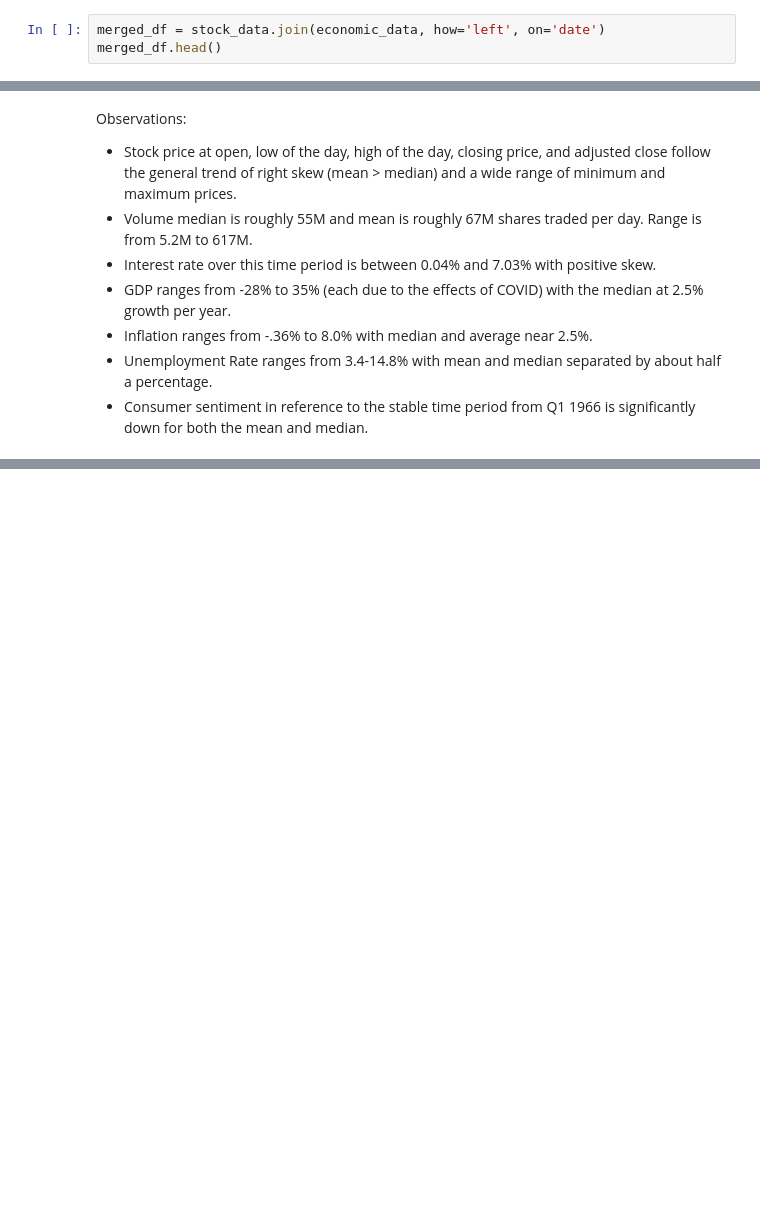
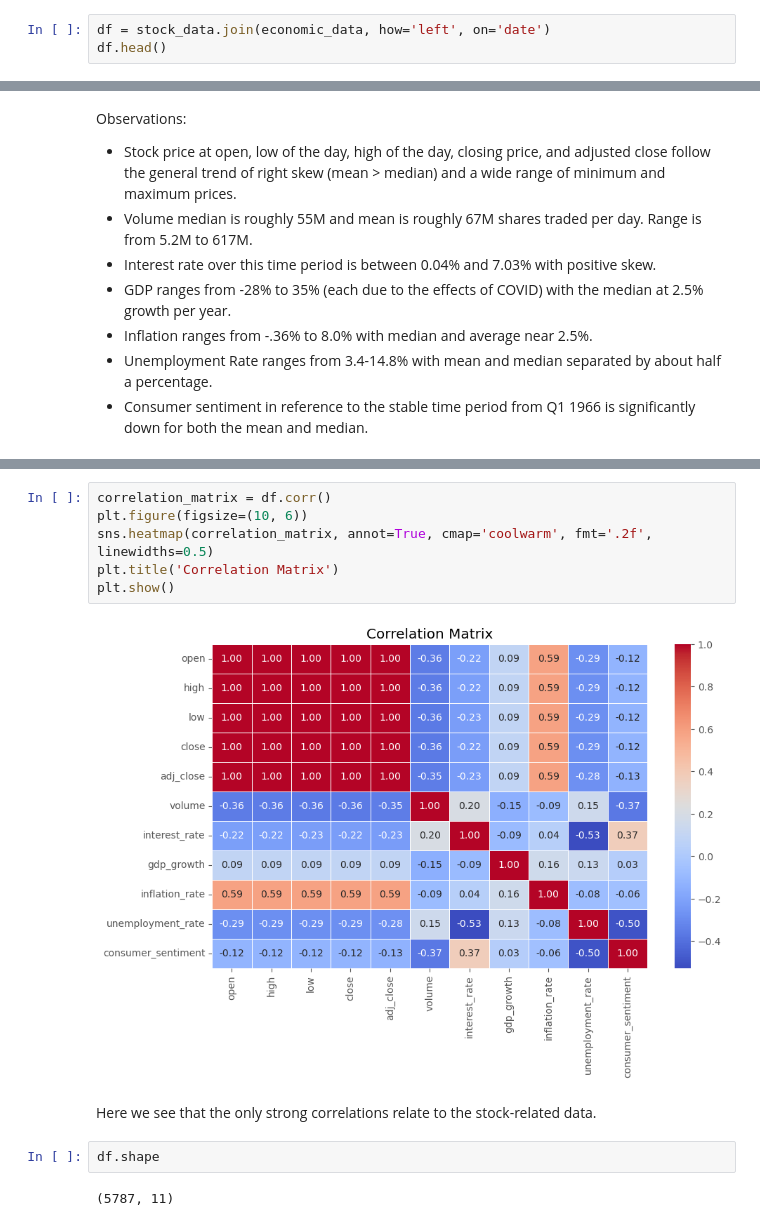
Before and after one commit to elijahlopez94/stock_market_prediction_with_rnn, a Jupyter notebook: eda_notebook.ipynb, the cells around one changed output, grey strips where cells are left out. Cells and saved outputs as stored; diff of their text form; blank space fills up the shorter version.

```diff
--- a/eda_notebook.ipynb
+++ b/eda_notebook.ipynb
@@ -209,8 +209,8 @@ economic_data.head()
 | 1948-01-01 | 1.13 | 6.2 | 1.457976 | 3.4 | 86.2 |
 | 1948-02-01 | 1.13 | 6.8 | 1.457976 | 3.8 | 86.2 |
 # %%
-merged_df = stock_data.join(economic_data, how='left', on='date')
-merged_df.head()
+df = stock_data.join(economic_data, how='left', on='date')
+df.head()
 # %% [output]
 |  | open | high | low | close | adj_close | volume | interest_rate | gdp_growth | inflation_rate | ... |
 | date |  |  |  |  |  |  |  |  |  | ... |
@@ -303,3 +303,17 @@ plt.grid(True)
 plt.show()
 # %% [output]
 [figure]
+# %%
+correlation_matrix = df.corr()
+plt.figure(figsize=(10, 6))
+sns.heatmap(correlation_matrix, annot=True, cmap='coolwarm', fmt='.2f', linewidths=0.5)
+plt.title('Correlation Matrix')
+plt.show()
+# %% [output]
+[figure, added]
+# %% [markdown]
+Here we see that the only strong correlations relate to the stock-related data.
+# %%
+df.shape
+# %% [output]
+(5787, 11)
```
Also changed, not shown: parts of 11 cells of this notebook.
